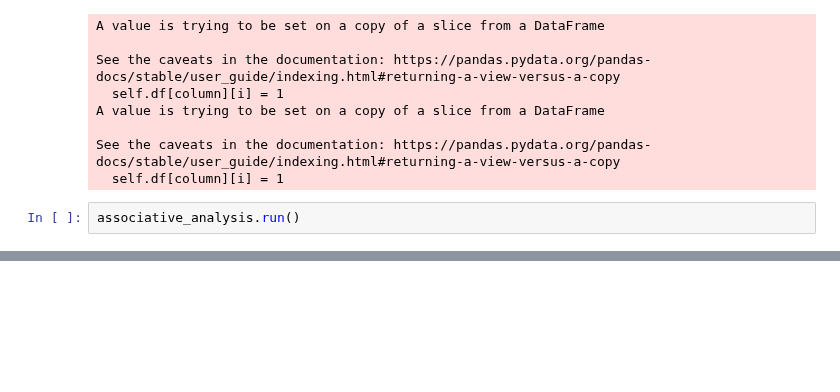
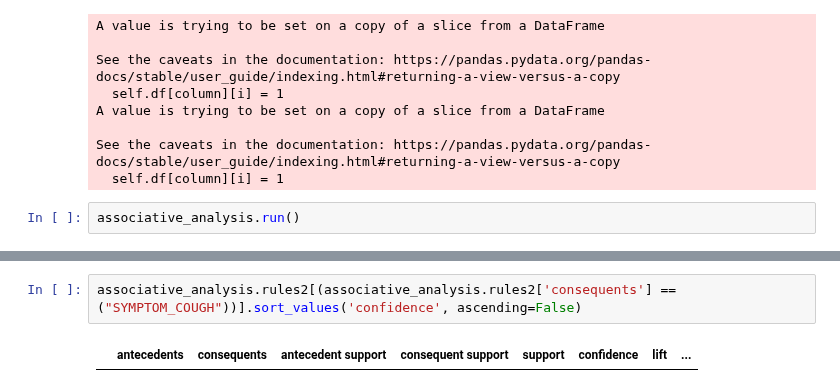
Before and after one commit to bielarnaud/Estudo_dados_de_covid, a Jupyter notebook: Codes/associative_analysis.ipynb, the cells around one changed output, grey strips where cells are left out. Drawn from its saved outputs; the diff is of its cells as text; blank space fills up the shorter version.

```diff
--- a/Codes/associative_analysis.ipynb
+++ b/Codes/associative_analysis.ipynb
@@ -42 +42,5 @@ associative_analysis.rules2[(associative_analysis.rules2['confidence'] >= 0.8)].
 | 9 | (SYMPTOM_FEVER) | (SYMPTOM_COUGH) | 0.574914 | 0.655073 | 0.460188 | 0.800447 | 1.221920 | ... |
+# %%
+associative_analysis.rules2[(associative_analysis.rules2['consequents'] == ("SYMPTOM_COUGH"))].sort_values('confidence', ascending=False)
+# %% [output]
+|  | antecedents | consequents | antecedent support | consequent support | support | confidence | lift | ... |
```
Also changed, not shown: parts of 2 cells of this notebook, 3 other files.
